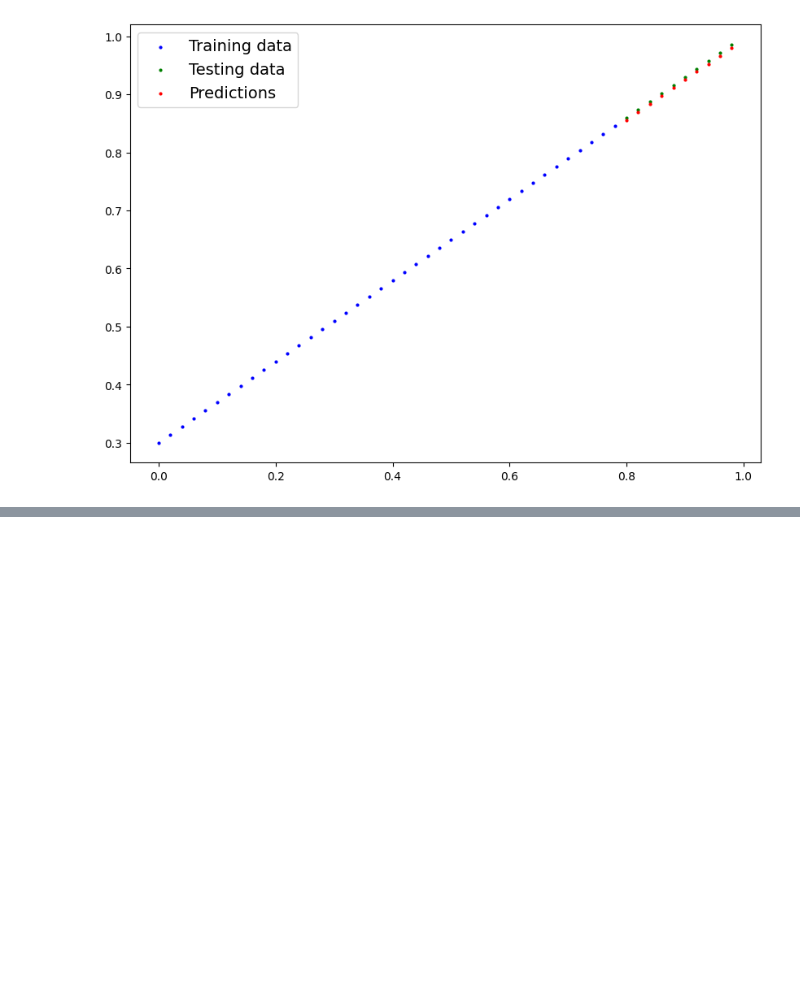
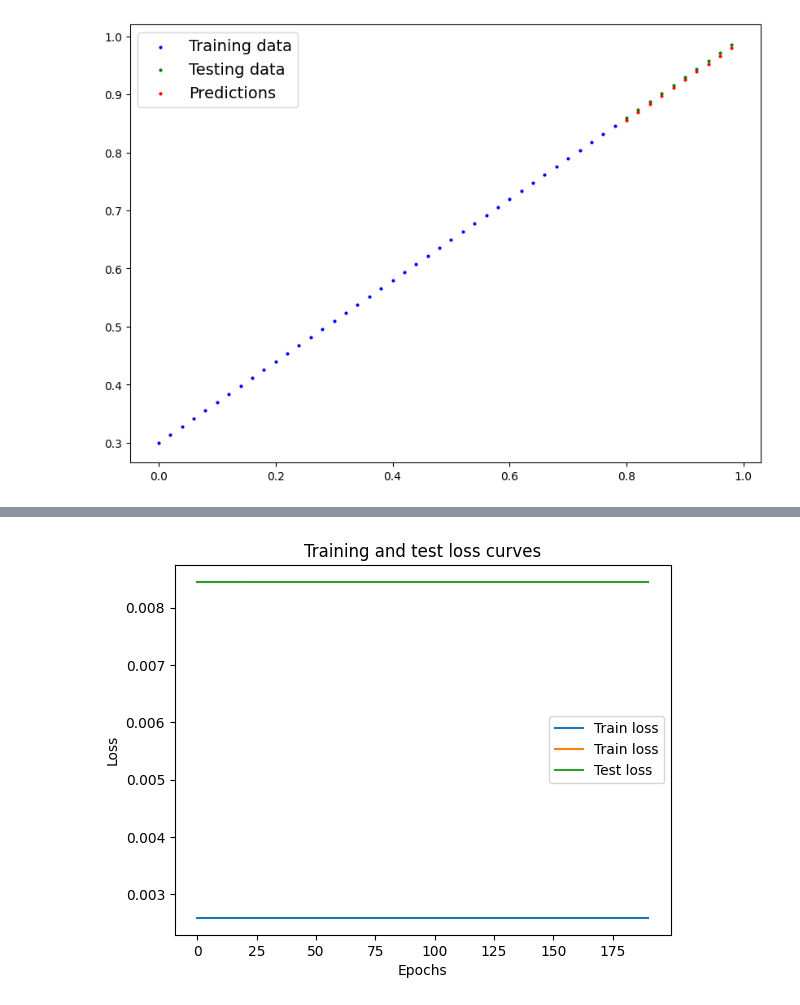
Before and after one commit to EngrIBGIT/Projects_Deep_Learning_PyTorch, a Jupyter notebook: Project_Deep_Learning_PyTorch.ipynb, the cells around one changed output, grey strips where cells are left out. Saved outputs shown, nothing was run; the diff lists cells and outputs as text; code cells hidden in the pictures; blank space fills up the shorter version.

```diff
--- a/Project_Deep_Learning_PyTorch.ipynb
+++ b/Project_Deep_Learning_PyTorch.ipynb
@@ -1536,0 +1644,10 @@ plot_predictions(predictions=y_preds_new);
+# %%
+# Plot the curves
+plt.plot(epoch_count, np.array(torch.tensor(loss_values).numpy()), test_loss_values, label="Train loss")
+plt.plot(epoch_count, test_loss_values, label="Test loss")
+plt.title("Training and test loss curves")
+plt.ylabel("Loss")
+plt.xlabel("Epochs")
+plt.legend();
+# %% [output]
+[figure, added]
```
Also changed, not shown: parts of 15 cells of this notebook.
